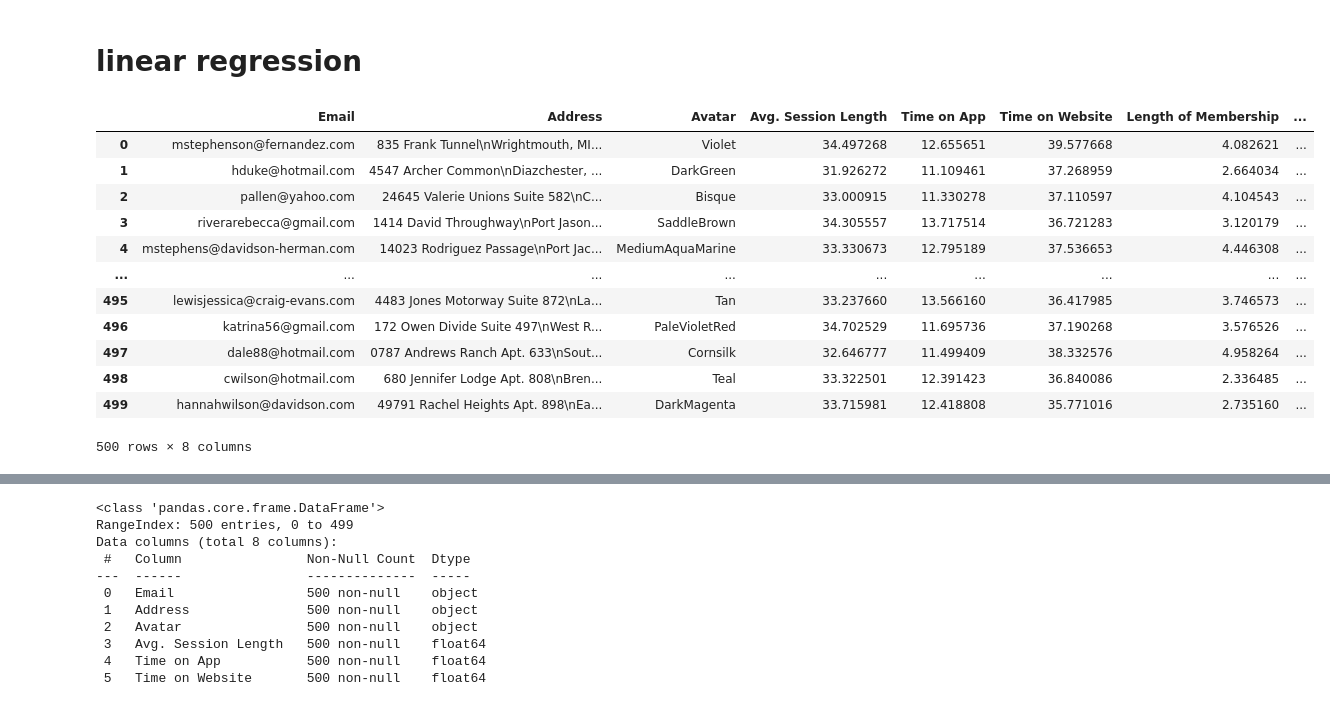
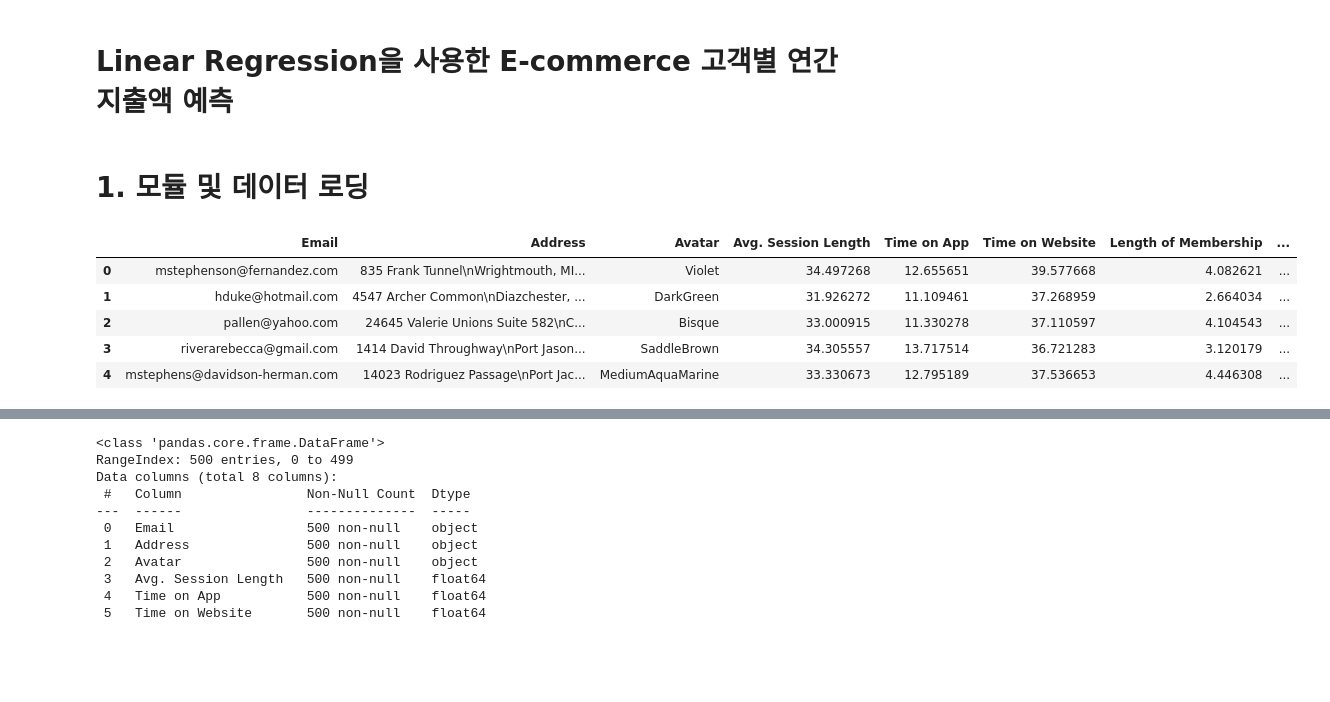
Before and after one commit to psuny1116/python-, a Jupyter notebook: linear regression.ipynb, the cells around one changed output, grey strips where cells are left out. Drawn from its saved outputs; the diff is of its cells as text; code cells hidden in the pictures; blank space fills up the shorter version.

```diff
--- a/linear regression.ipynb
+++ b/linear regression.ipynb
@@ -1,2 +1,4 @@
-# %% [markdown]
-# linear regression
+# %% [markdown]
+# Linear Regression을 사용한 E-commerce 고객별 연간 지출액 예측
+# %% [markdown]
+# 1. 모듈 및 데이터 로딩
@@ -3,17 +10,10 @@
 # %%
 data = pd.read_csv('ecommerce.csv')
-data
+data.head()
 # %% [output]
 |  | Email | Address | Avatar | Avg. Session Length | Time on App | Time on Website | Length of Membership | ... |
 | 0 | mstephenson@fernandez.com | 835 Frank Tunnel\nWrightmouth, MI... | Violet | 34.497268 | 12.655651 | 39.577668 | 4.082621 | ... |
 | 1 | hduke@hotmail.com | 4547 Archer Common\nDiazchester, ... | DarkGreen | 31.926272 | 11.109461 | 37.268959 | 2.664034 | ... |
 | 2 | pallen@yahoo.com | 24645 Valerie Unions Suite 582\nC... | Bisque | 33.000915 | 11.330278 | 37.110597 | 4.104543 | ... |
 | 3 | riverarebecca@gmail.com | 1414 David Throughway\nPort Jason... | SaddleBrown | 34.305557 | 13.717514 | 36.721283 | 3.120179 | ... |
 | 4 | mstephens@davidson-herman.com | 14023 Rodriguez Passage\nPort Jac... | MediumAquaMarine | 33.330673 | 12.795189 | 37.536653 | 4.446308 | ... |
-| ... | ... | ... | ... | ... | ... | ... | ... | ... |
-| 495 | lewisjessica@craig-evans.com | 4483 Jones Motorway Suite 872\nLa... | Tan | 33.237660 | 13.566160 | 36.417985 | 3.746573 | ... |
-| 496 | katrina56@gmail.com | 172 Owen Divide Suite 497\nWest R... | PaleVioletRed | 34.702529 | 11.695736 | 37.190268 | 3.576526 | ... |
-| 497 | dale88@hotmail.com | 0787 Andrews Ranch Apt. 633\nSout... | Cornsilk | 32.646777 | 11.499409 | 38.332576 | 4.958264 | ... |
-| 498 | cwilson@hotmail.com | 680 Jennifer Lodge Apt. 808\nBren... | Teal | 33.322501 | 12.391423 | 36.840086 | 2.336485 | ... |
-| 499 | hannahwilson@davidson.com | 49791 Rachel Heights Apt. 898\nEa... | DarkMagenta | 33.715981 | 12.418808 | 35.771016 | 2.735160 | ... |
-500 rows × 8 columns
```
Also changed, not shown: parts of 18 cells of this notebook.
